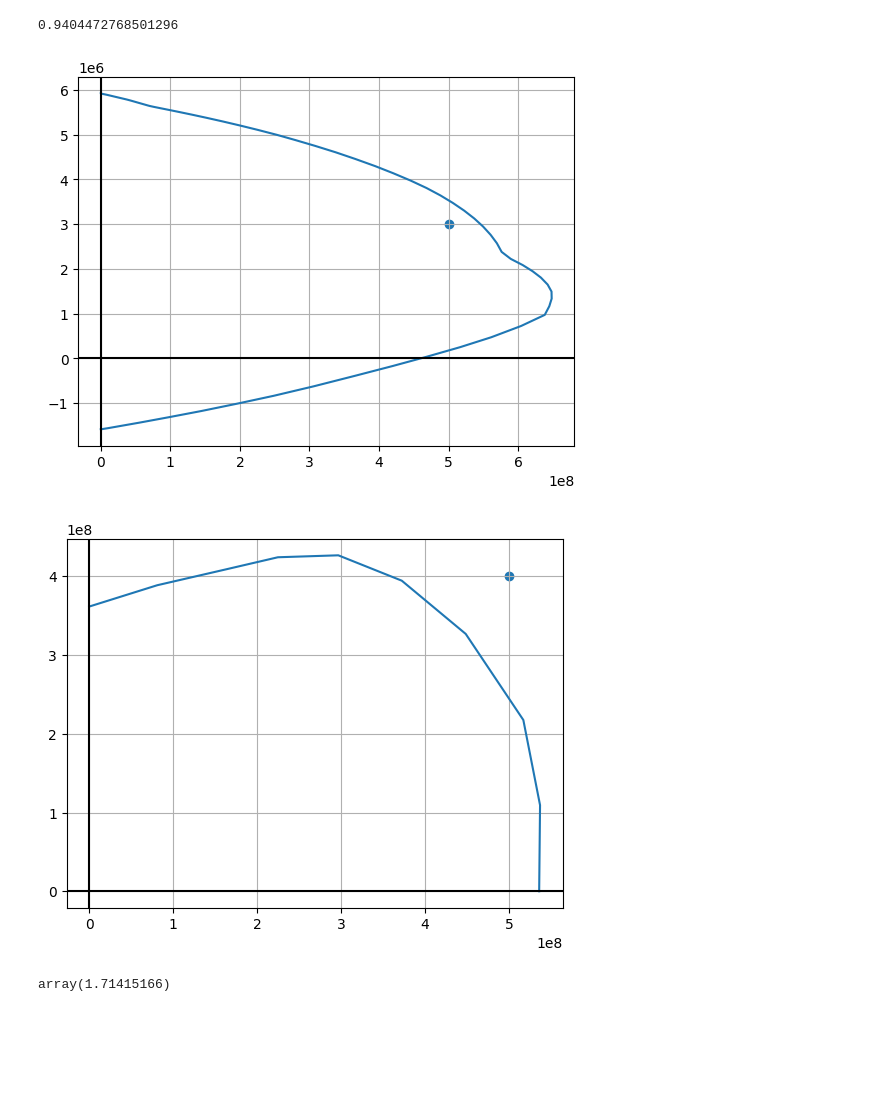
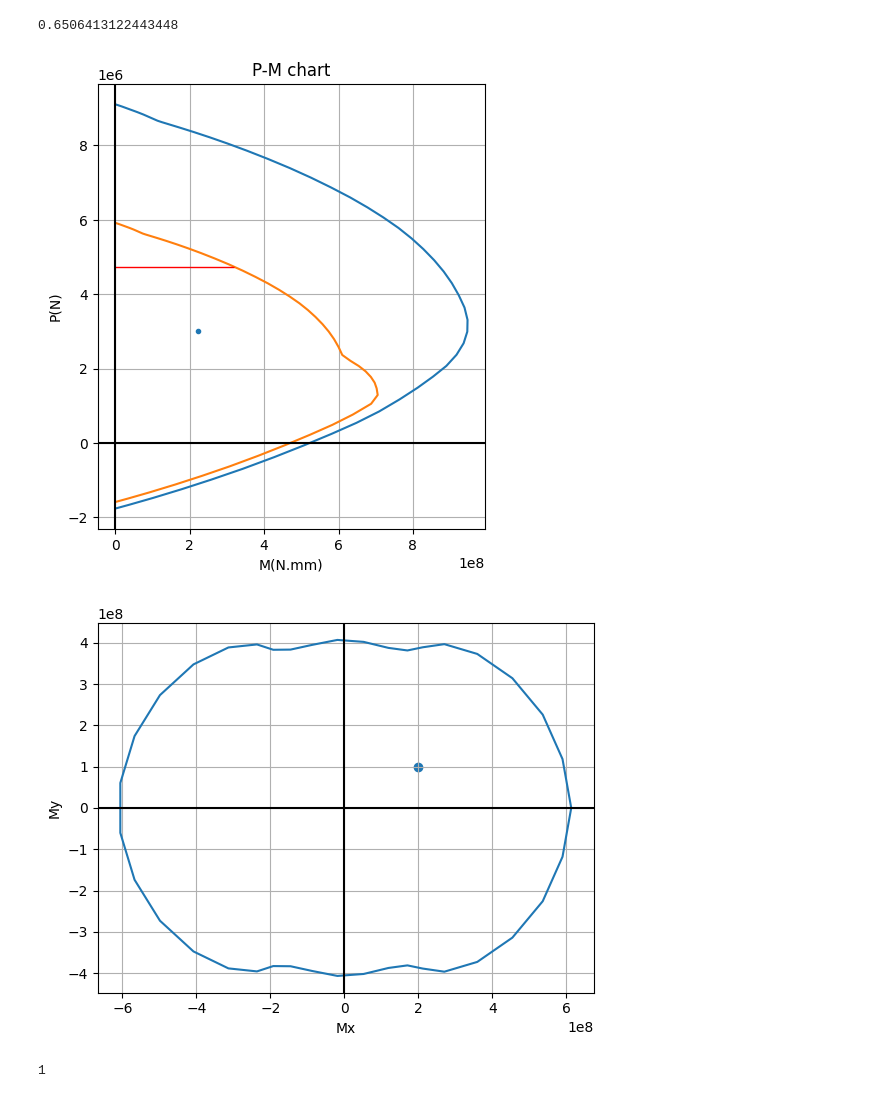
Before and after one commit to mhitarahomy/pyStructureDesign, a Jupyter notebook: Helper.ipynb, the cells around one changed output. Cells and saved outputs as stored; diff of their text form; code cells hidden in the pictures; blank space fills up the shorter version.

```diff
--- a/Helper.ipynb
+++ b/Helper.ipynb
@@ -22,10 +24,10 @@ sct.rebarCoords = Rsct.RectRebarsSct(sct.section, 5, 4, d20, 50)
 
 data = props.setDesignDataFromSection(sct)
 # %%
-def calc_Pc_list(data, angle, num=20):
+def calc_Pc_list(data, angle, num=20, is_phi=True):
     c_max = calc_c_max(data, angle)
     c_list = np.linspace(1e-6, c_max, num=num, dtype=np.float32)
-    P_list = np.array([PMManalysis.calc_P(data, _c, angle) for _c in c_list], dtype=np.float32)
+    P_list = np.array([PMManalysis.calc_P(data, _c, angle, is_phi) for _c in c_list], dtype=np.float32)
     return P_list, c_list
 
 
@@ -55,9 +57,9 @@ def calc_c_max(data, angle):
     return dt / (1-(ety/assump.ecu))
 
 
-def calc_PM_list(data, angle):
-    P_list, c_list = calc_Pc_list(data, angle)
-    M_list = np.array([PMManalysis.calc_M(data, _c, angle) for _c in c_list], dtype=np.float32)
+def calc_PM_list(data, angle, num=20, is_phi=True):
+    P_list, c_list = calc_Pc_list(data, angle, num, is_phi)
+    M_list = np.array([PMManalysis.calc_M(data, _c, angle, is_phi) for _c in c_list], dtype=np.float32)
     M_list = M_list.reshape(-1, 3)
     return P_list, M_list
 
@@ -123,24 +125,42 @@ def calc_angle(data, P, Mx, My):
     return root_scalar(_optim_angle, bracket=[lbound, ubound]).root
 # %%
 Pu = 3e6
-Mux = 4e8
-Muy = 3e8
+Mux = 2e8
+Muy = 1e8
 
 Mu = pow(Mux**2 + Muy**2, 0.5)
+alpha = PMManalysis.calc_alpha(Mux, Muy)
 angle = calc_angle(data, Pu, Mux, Muy)
 e = Mu/Pu
 
-P_list, M_list = calc_PM_list(data, angle)
 calc_PM_ratio(data, Pu, Mux, Muy, angle)
 # %% [output]
-0.9404472768501296
+0.6506413122443448
+# %%
+P_phi_list, M_phi_list = calc_PM_list(data, angle, 100, is_phi=True)
+P_list, M_list = calc_PM_list(data, angle, 100, is_phi=False)
+
+P0 = PMManalysis.calc_P0(data)
+Pn_max = PMManalysis.calc_Pn_max(data)
+M_max = np.max(M_phi_list[:,0])
+
+PM_line = LineString(list(zip(M_phi_list[:,0], P_phi_list)))
+PMx_line = LineString([(0, Pn_max), (M_max, Pn_max)])
+
+Pn_max_point = PM_line.intersection(PMx_line)
 # %%
-fig, axs = plt.subplots()
+fig, axs = plt.subplots(figsize=(5,7))
 axs.plot(M_list[:,0], P_list)
-axs.scatter(Mu, Pu)
+axs.plot(M_phi_list[:,0], P_phi_list)
+axs.hlines(y=Pn_max, xmin=0, xmax=Pn_max_point.x, linewidth=1, color='r')
+axs.set_aspect(100)
+axs.scatter(Mu, Pu, marker=".") # type: ignore
+axs.set_title(f"P-M chart")
+axs.set_ylabel("P(N)")
+axs.set_xlabel("M(N.mm)")
 axs.axhline(y=0, color='k', linestyle='-')
 axs.axvline(x=0, color='k', linestyle='-')
 axs.grid(True)
 plt.show()
 # %% [output]
-[figure, old version]
+[figure, new version]
@@ -152,17 +167,22 @@ Mxy_list = np.array([calc_Mn(data, Pu, _angle) for _angle in angle_list])
 # %%
+angle_list = np.linspace(0, 360, 40)
+Mxy_list = np.array([calc_Mn(data, Pu, _angle) for _angle in angle_list])
+
 fig, axs = plt.subplots()
 axs.plot(Mxy_list[:, 1], Mxy_list[:, 2])
 axs.scatter(Mux, Muy)
 axs.axhline(y=0, color='k', linestyle='-')
 axs.axvline(x=0, color='k', linestyle='-')
+axs.set_xlabel("Mx")
+axs.set_ylabel("My")
 axs.grid(True)
 plt.show()
 # %% [output]
-[figure, old version]
+[figure, new version]
 # %%
 calc_percent(data, Pu, Mux, Muy)
 # %% [output]
-array(1.71415166)
+1
 # %%
 percent_list = np.linspace(1, 8, num=8)
 data_list = np.array([PMManalysis.set_As_percent(data, percent) for percent in percent_list])
```
Also changed, not shown: parts of 4 cells of this notebook, 1 other file.
